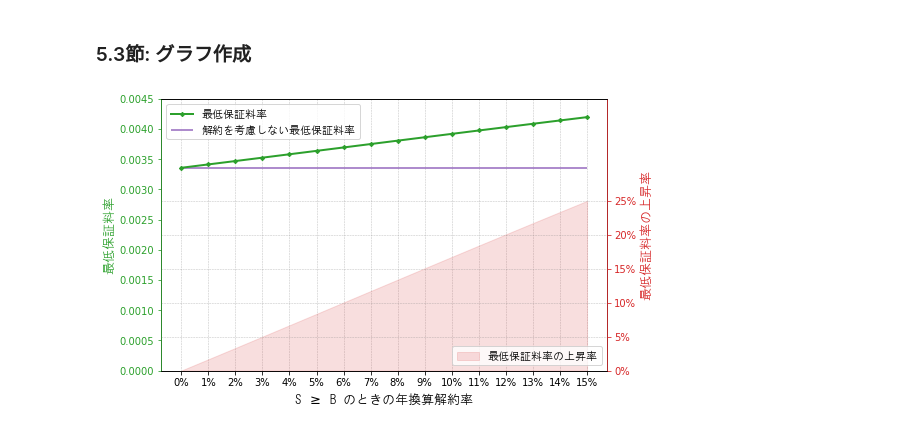
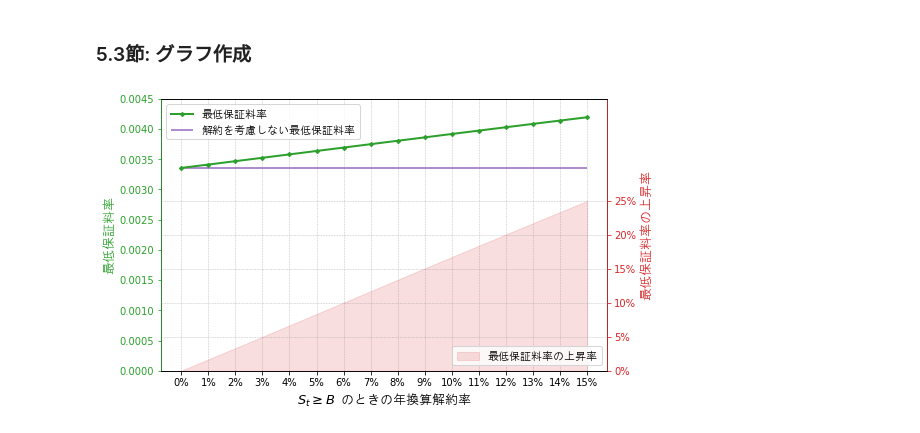
Before and after one commit to masayats/step_lapse_variable_annuity, a Jupyter notebook: chapter_5_numerical_result.ipynb, the cells around one changed output. Cells and saved outputs as stored; diff of their text form; code cells hidden in the pictures.

```diff
--- a/chapter_5_numerical_result.ipynb
+++ b/chapter_5_numerical_result.ipynb
@@ -372,32 +372,32 @@ zeros = np.zeros(16)
 ln2 = ax2.fill_between(np.linspace(0.0, 0.15, 15 + 1), zeros, increase_rate, facecolor='y', alpha=0.15, color = cmap(3),
                        label="最低保証料率の上昇率")
 ax2.set_ylim([0, 0.40])
 
 ax2.xaxis.set_major_formatter(PercentFormatter(xmax=1.0, decimals=0))
 ax2.yaxis.set_major_formatter(PercentFormatter(xmax=1.0, decimals=0))
 
 h1, l1 = ax1.get_legend_handles_labels()
 h2, l2 = ax2.get_legend_handles_labels()
 ax1.legend(h1, l1, loc='upper left', prop=fontprop11)
 
-ax1.set_xlabel('S $\geq$ B のときの年換算解約率', fontsize=13, fontdict = {"fontproperties": fontprop})
+ax1.set_xlabel('$S_t \geq B$ のときの年換算解約率', fontsize=13, fontdict = {"fontproperties": fontprop})
 ax1.set_ylabel('最低保証料率', fontsize=13, color=cmap(2), fontdict = {"fontproperties": fontprop})
 ax1.tick_params(axis='y', colors=cmap(2))
 
 ax2.set_ylabel('最低保証料率の上昇率', fontsize=13, color=cmap(3), fontdict = {"fontproperties": fontprop})
 ax2.tick_params(axis='y', colors=cmap(3))
 ax2.spines['left'].set_color(cmap(2))
 ax2.spines['right'].set_color(cmap(3))
 
 ax2.set_xticks(np.arange(0, 0.16, 0.01))
 ax2.set_yticks(np.arange(0, 0.30, 0.05))
 
 ax1.grid(which = "major", axis = "x", color = "gray", alpha = 0.5, linestyle = "--", linewidth = 0.5)
 ax2.grid(which = "major", axis = "y", color = "gray", alpha = 0.5, linestyle = "--", linewidth = 0.5)
 
 ax2.legend(loc='lower right', prop=fontprop11)
 
 plt.savefig('premium_vs_rho.png')
 plt.show()
 # %% [output]
-[figure, old version]
+[figure, new version]
```
Also changed, not shown: parts of 5 cells of this notebook, 8 other files.
